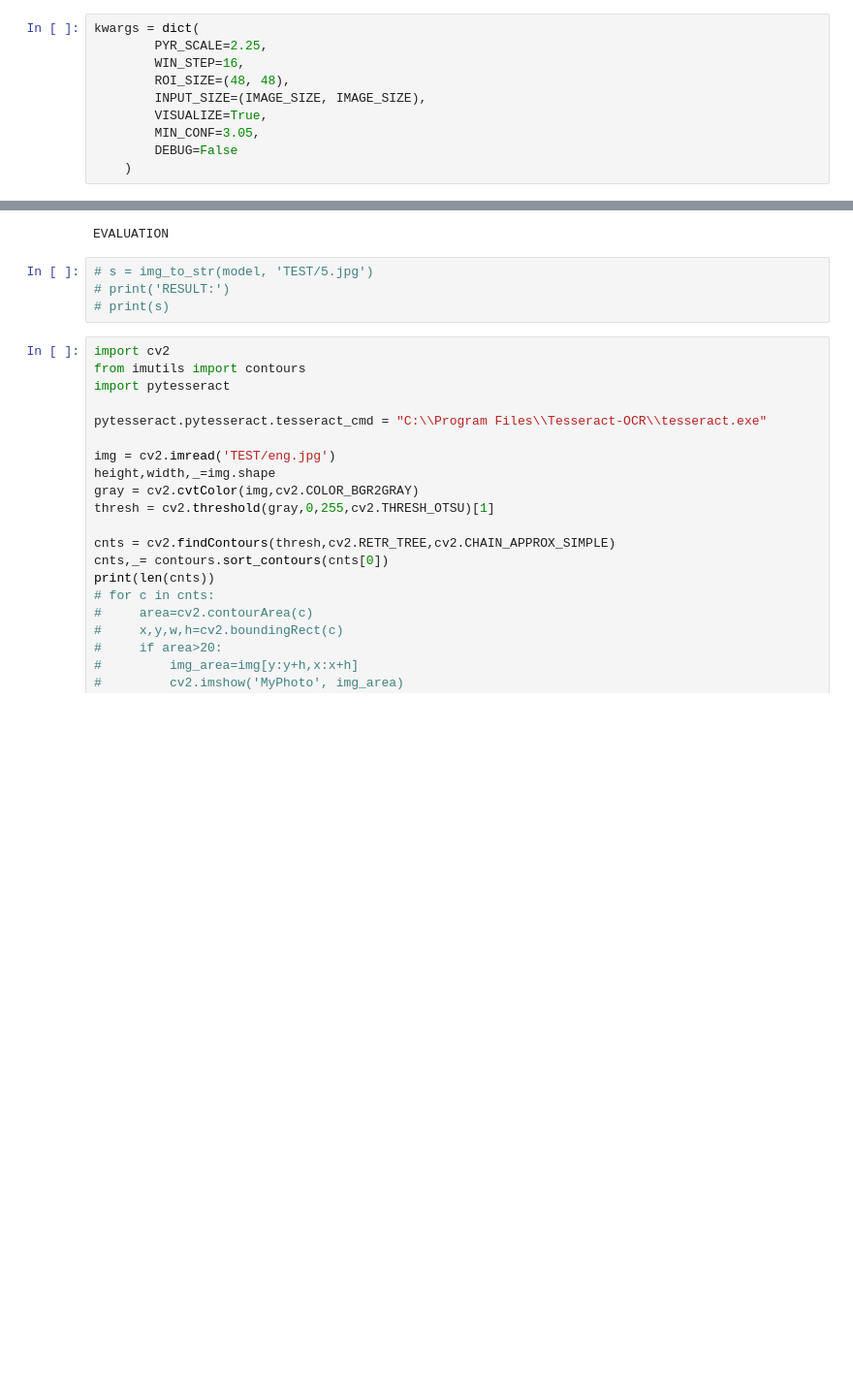
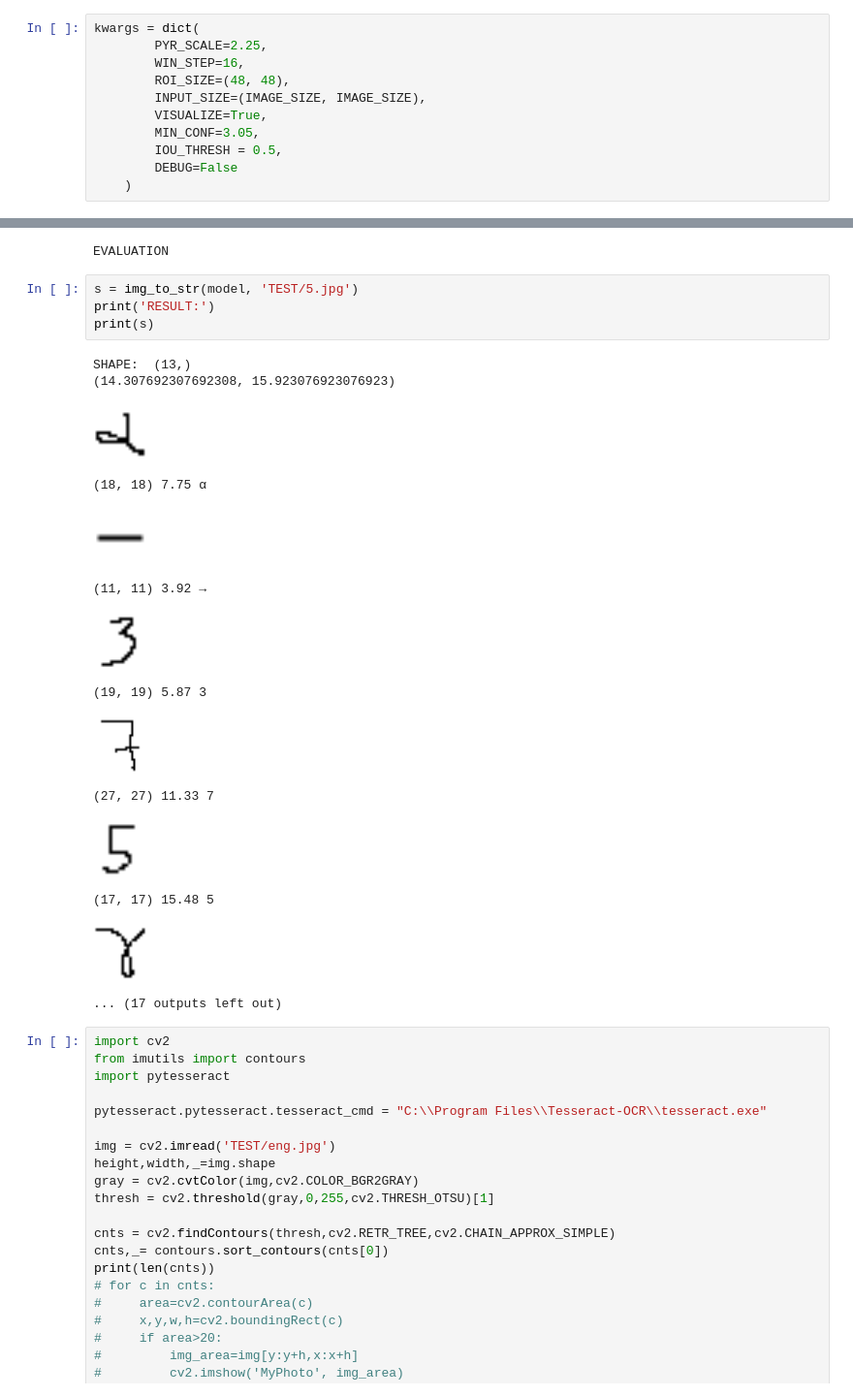
Before and after one commit to sawwere/Math_recognition, a Jupyter notebook: sliding_window_Residium.ipynb, the cells around one changed output, grey strips where cells are left out. Shown: that part at 97% size. Drawn from its saved outputs; the diff is of its cells as text; blank space fills up the shorter version.

```diff
--- a/sliding_window_Residium.ipynb
+++ b/sliding_window_Residium.ipynb
@@ -102,6 +101,7 @@ kwargs = dict(
         INPUT_SIZE=(IMAGE_SIZE, IMAGE_SIZE),
         VISUALIZE=True,
         MIN_CONF=3.05,
+        IOU_THRESH = 0.5,
         DEBUG=False
     )
 # %%
@@ -324,9 +321,24 @@ print('EVALUATION')
 # %% [output]
 EVALUATION
 # %%
-# s = img_to_str(model, 'TEST/5.jpg')
-# print('RESULT:')
-# print(s)
+s = img_to_str(model, 'TEST/5.jpg')
+print('RESULT:')
+print(s)
+# %% [output]
+SHAPE:  (13,)
+(14.307692307692308, 15.923076923076923)
+[figure, added]
+(18, 18) 7.75 α
+[figure, added]
+(11, 11) 3.92 →
+[figure, added]
+(19, 19) 5.87 3
+[figure, added]
+(27, 27) 11.33 7
+[figure, added]
+(17, 17) 15.48 5
+[figure, added]
+... (17 outputs left out)
 # %%
 import cv2
 from imutils import contours
```
Also changed, not shown: parts of 2 cells of this notebook, 3 other files.
